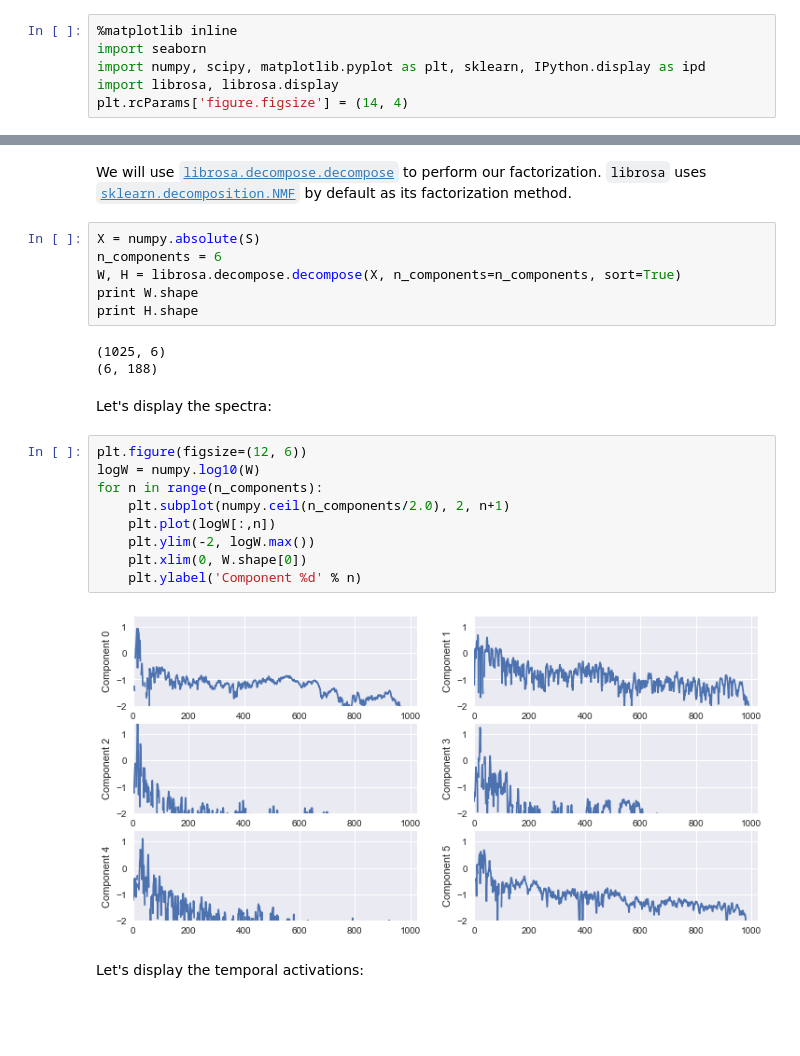
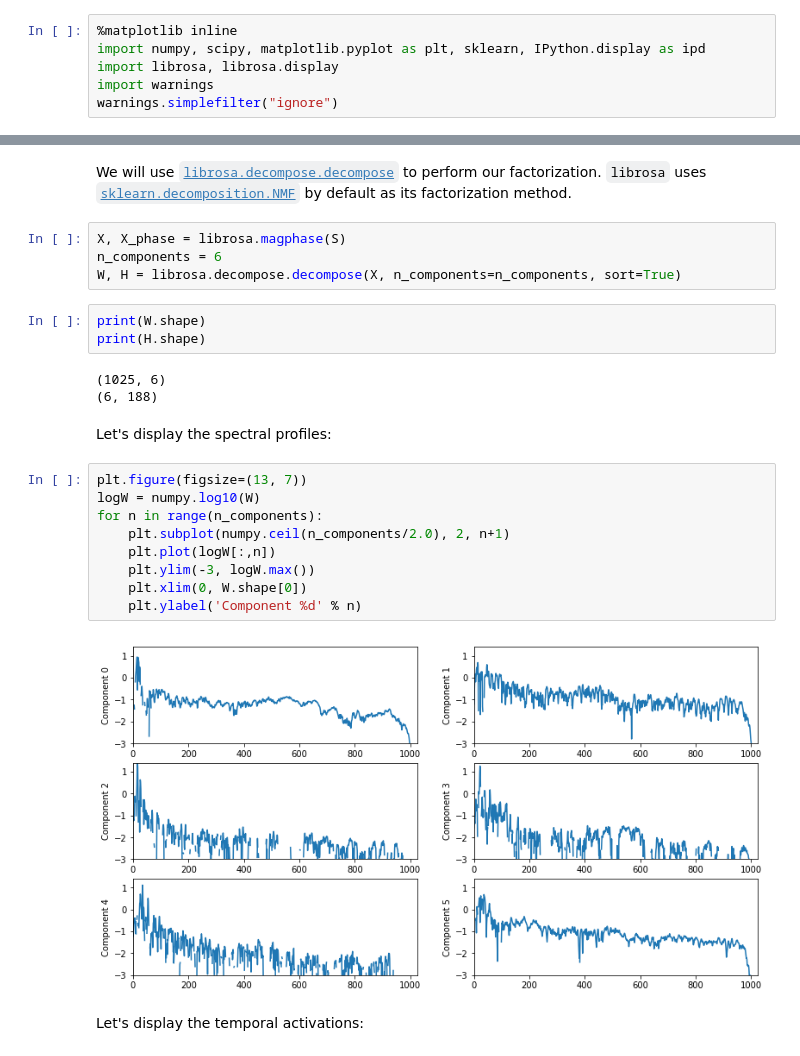
Before and after one commit to iranroman/musicinformationretrieval.com, a Jupyter notebook: nmf.ipynb, the cells around one changed output, grey strips where cells are left out. Saved outputs shown, nothing was run; the diff lists cells and outputs as text; blank space fills up the shorter version.

```diff
--- a/nmf.ipynb
+++ b/nmf.ipynb
@@ -1,9 +1,9 @@
 # %%
 %matplotlib inline
-import seaborn
 import numpy, scipy, matplotlib.pyplot as plt, sklearn, IPython.display as ipd
 import librosa, librosa.display
-plt.rcParams['figure.figsize'] = (14, 4)
+import warnings
+warnings.simplefilter("ignore")
 # %% [markdown]
 [&larr; Back to Index](index.html)
 # %% [markdown]
@@ -52,27 +43,28 @@ plt.colorbar()
 # %% [markdown]
 We will use [`librosa.decompose.decompose`](https://librosa.github.io/librosa/generated/librosa.decompose.decompose.html#librosa.decompose.decompose) to perform our factorization. `librosa` uses [`sklearn.decomposition.NMF`](http://scikit-learn.org/stable/modules/generated/sklearn.decomposition.NMF.html#sklearn.decomposition.NMF) by default as its factorization method.
 # %%
-X = numpy.absolute(S)
+X, X_phase = librosa.magphase(S)
 n_components = 6
 W, H = librosa.decompose.decompose(X, n_components=n_components, sort=True)
-print W.shape
-print H.shape
-# %% [output]
-(1025, 6)
-(6, 188)
+# %%
+print(W.shape)
+print(H.shape)
+# %% [output]
+(1025, 6)
+(6, 188)
 # %% [markdown]
-Let's display the spectra:
+Let's display the spectral profiles:
 # %%
-plt.figure(figsize=(12, 6))
+plt.figure(figsize=(13, 7))
 logW = numpy.log10(W)
 for n in range(n_components):
     plt.subplot(numpy.ceil(n_components/2.0), 2, n+1)
     plt.plot(logW[:,n])
-    plt.ylim(-2, logW.max())
+    plt.ylim(-3, logW.max())
     plt.xlim(0, W.shape[0])
     plt.ylabel('Component %d' % n)
 # %% [output]
-[figure, old version]
+[figure, new version]
 # %% [markdown]
 Let's display the temporal activations:
 # %%
```
Also changed, not shown: parts of 7 cells of this notebook, 1 other file.
